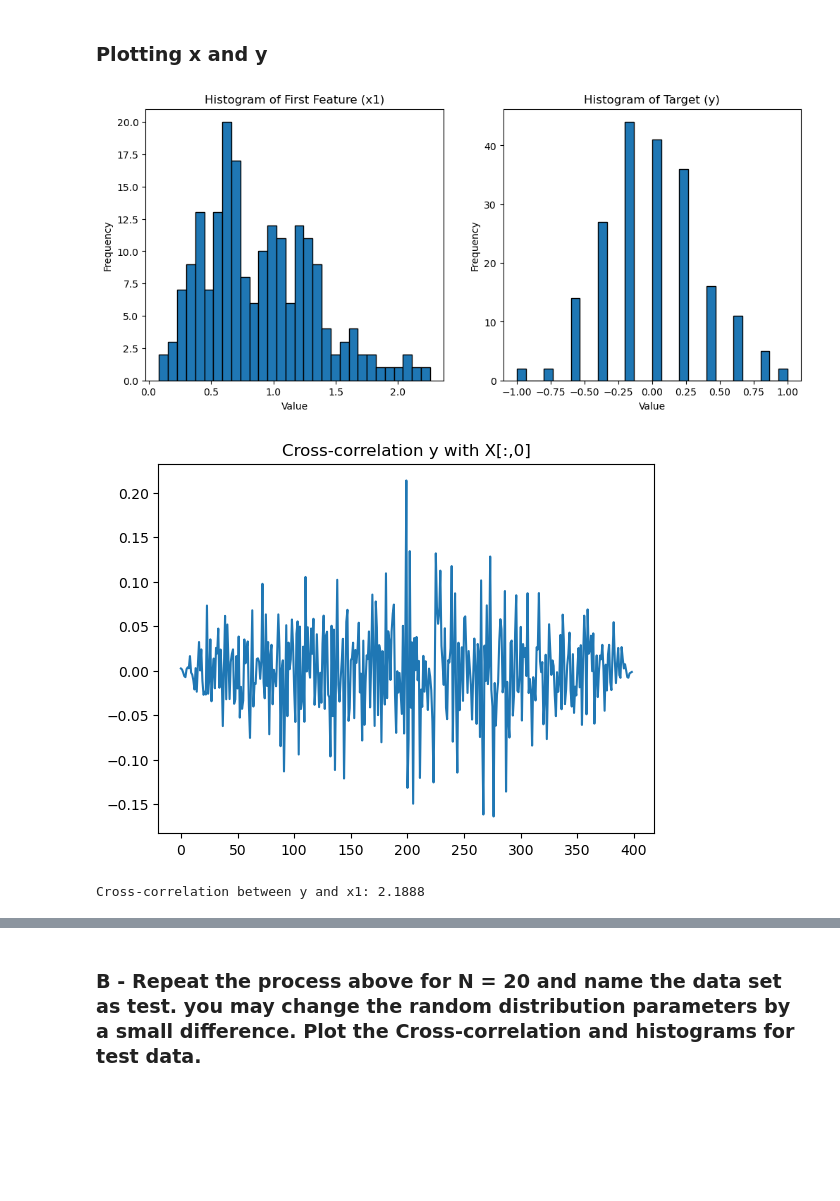
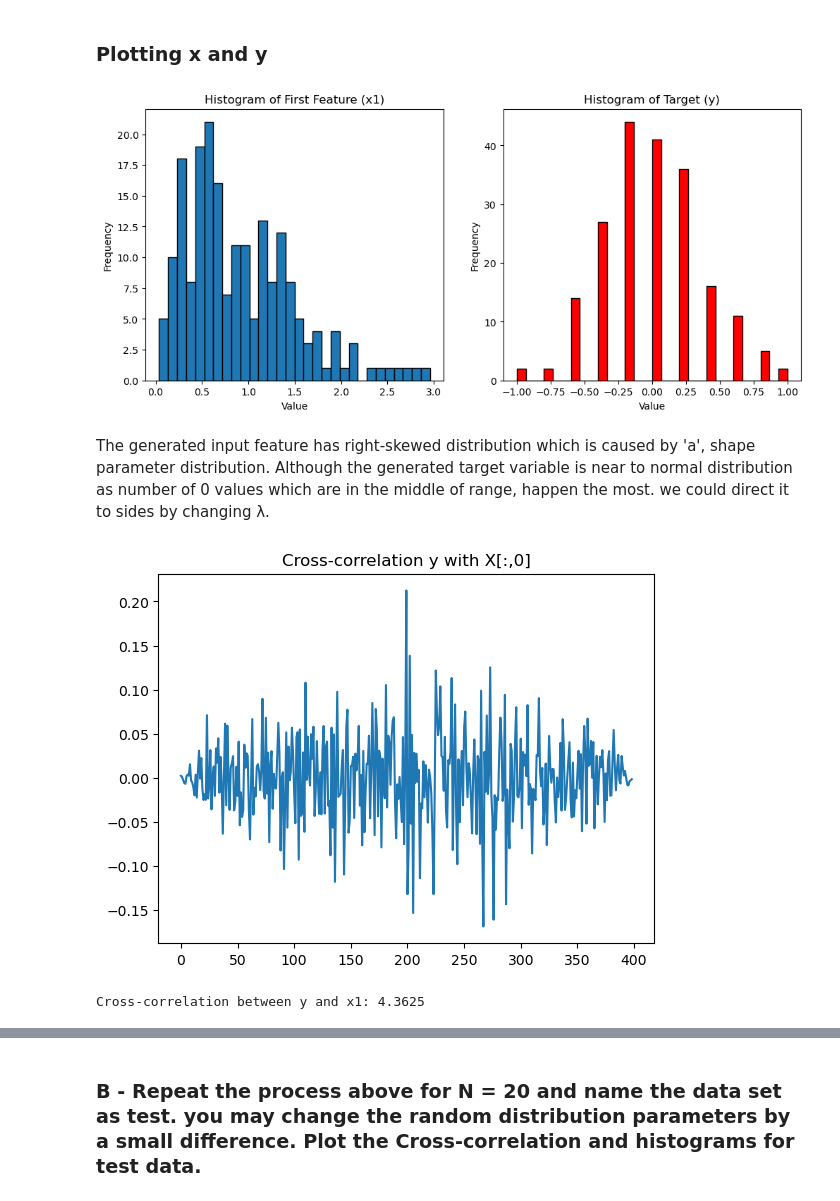
Before and after one commit to behradbina/Linear_Algebra_Course_Project, a Jupyter notebook: project1/project.ipynb, the cells around one changed output, grey strips where cells are left out. Drawn from its saved outputs; the diff is of its cells as text; code cells hidden in the pictures; blank space fills up the shorter version.

```diff
--- a/project1/project.ipynb
+++ b/project1/project.ipynb
@@ -32,7 +33,7 @@ n = 30  # Number of features
 N = 200  # Number of samples
 
 
-x = weibull_min.rvs(2, scale=1, size=(N, n)) #(shape=2, scale=1)
+x = np.random.weibull(a=1.5, size=(N, n)) #(shape=2, scale=1)
 
 y_poisson = poisson.rvs(5, size=N) #Poisson (λ=5), then scale to [-1, 1]
 y = (y_poisson - np.min(y_poisson)) / (np.max(y_poisson) - np.min(y_poisson)) * 2 - 1  # Scale to [-1, 1]
@@ -41,19 +42,21 @@ y = (y_poisson - np.min(y_poisson)) / (np.max(y_poisson) - np.min(y_poisson)) *
 # %%
 plt.figure(figsize=(12, 5))
 plt.subplot(1, 2, 1)
 plt.hist(x[:, 0], bins=30, edgecolor='black')
 plt.title("Histogram of First Feature (x1)")
 plt.xlabel("Value")
 plt.ylabel("Frequency")
 
 plt.subplot(1, 2, 2)
-plt.hist(y, bins=30, edgecolor='black')
+plt.hist(y, bins=30, color='red',edgecolor='black')
 plt.title("Histogram of Target (y)")
 plt.xlabel("Value")
 plt.ylabel("Frequency")
 plt.show()
 # %% [output]
-[figure, old version]
+[figure, new version]
+# %% [markdown]
+The generated input feature has right-skewed distribution which is caused by 'a', shape parameter distribution. Although the generated target variable is near to normal distribution as number of 0 values which are in the middle of range, happen the most. we could direct it to sides by changing λ.
 # %%
 def cross_correlation(a, b):
     a_cent = a - a.mean(); b_cent = b - b.mean()
@@ -65,6 +68,6 @@ plt.figure(); plt.plot(cc); plt.title('Cross-correlation y with X[:,0]'); plt.sh
 cross_corr = np.correlate(y, x[:, 0], mode='valid')
 print(f"Cross-correlation between y and x1: {cross_corr[0]:.4f}")
 # %% [output]
-[figure, old version]
+[figure, new version]
-Cross-correlation between y and x1: 2.1888
+Cross-correlation between y and x1: 4.3625
 # %% [markdown]
```
Also changed, not shown: parts of 22 cells of this notebook.
